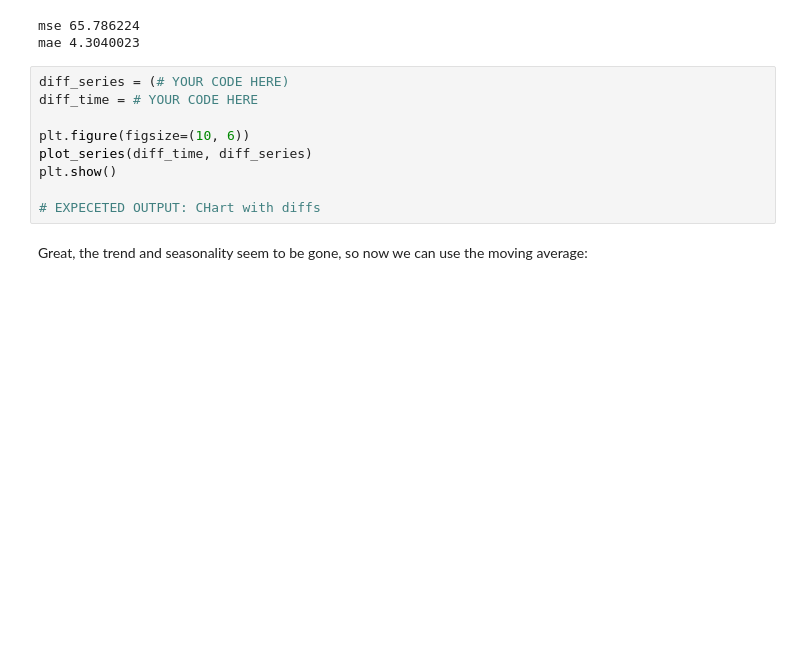
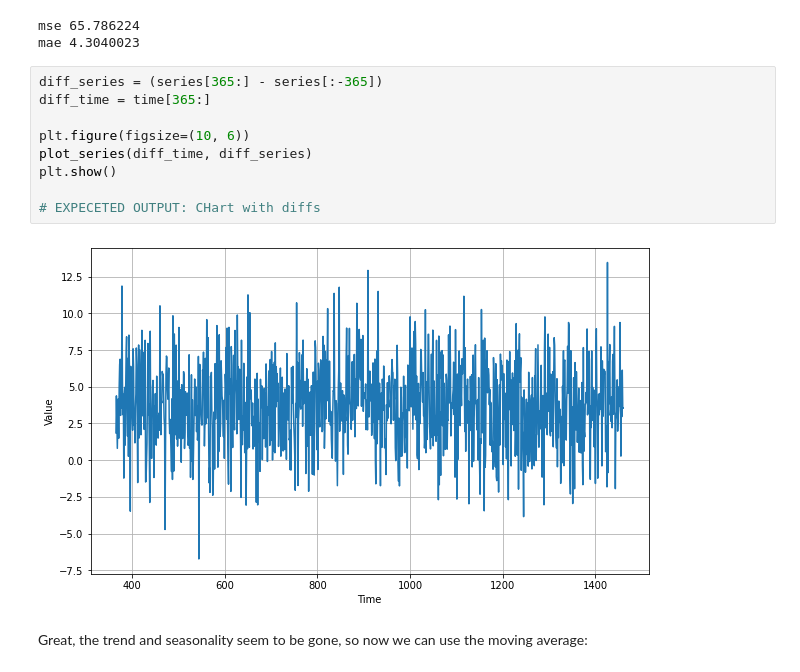
Before and after one commit to mterion/tensorflow-1-public, a Jupyter notebook: C4/W1/assignment/C4_W1_Assignment.ipynb, the cells around one changed output. Saved outputs shown, nothing was run; the diff lists cells and outputs as text; blank space fills up the shorter version.

```diff
--- a/C4/W1/assignment/C4_W1_Assignment.ipynb
+++ b/C4/W1/assignment/C4_W1_Assignment.ipynb
@@ -162,14 +162,16 @@ print("mae", keras.metrics.mean_absolute_error(x_valid, moving_avg).numpy())
 mse 65.786224
 mae 4.3040023
 # %%
-diff_series = (# YOUR CODE HERE)
-diff_time = # YOUR CODE HERE
+diff_series = (series[365:] - series[:-365])
+diff_time = time[365:]
 
 plt.figure(figsize=(10, 6))
 plot_series(diff_time, diff_series)
 plt.show()
 
 # EXPECETED OUTPUT: CHart with diffs
+# %% [output]
+[figure, added]
 # %% [markdown]
 Great, the trend and seasonality seem to be gone, so now we can use the moving average:
 # %%
```
Also changed, not shown: parts of 7 cells of this notebook.
